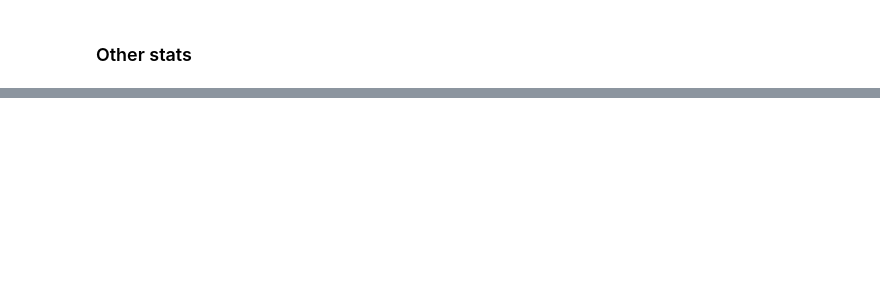
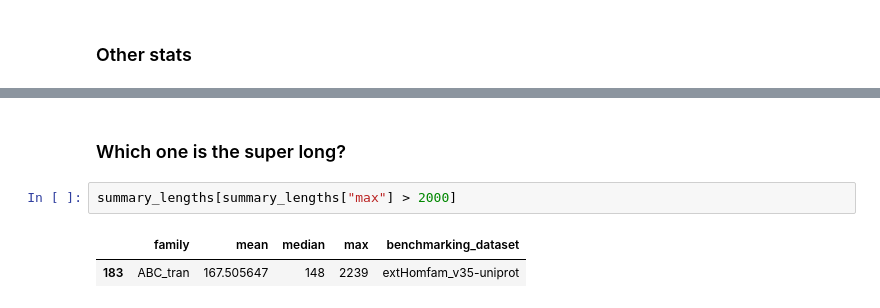
Before and after one commit to luisas/nf_structural_regression, a Jupyter notebook: notebook/00_HomFam.ipynb, the cells around one changed output, grey strips where cells are left out. Saved outputs shown, nothing was run; the diff lists cells and outputs as text; blank space fills up the shorter version.

```diff
--- a/notebook/00_HomFam.ipynb
+++ b/notebook/00_HomFam.ipynb
@@ -435,0 +446,7 @@ for metric in metrics:
+# %% [markdown]
+### Which one is the super long?
+# %%
+summary_lengths[summary_lengths["max"] > 2000]
+# %% [output]
+|  | family | mean | median | max | benchmarking_dataset |
+| 183 | ABC_tran | 167.505647 | 148 | 2239 | extHomfam_v35-uniprot |
```
Also changed, not shown: parts of 11 cells of this notebook, 24 other files.
